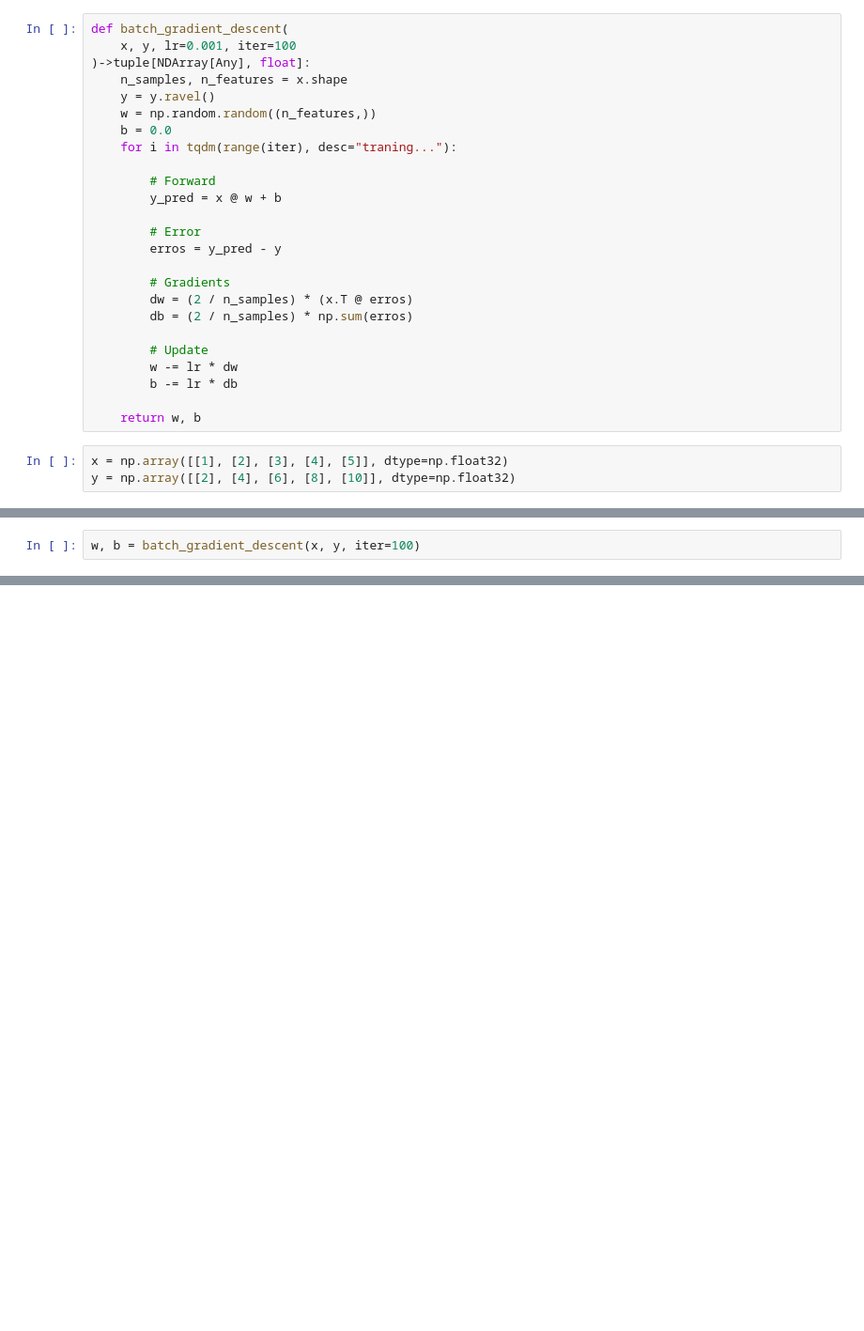
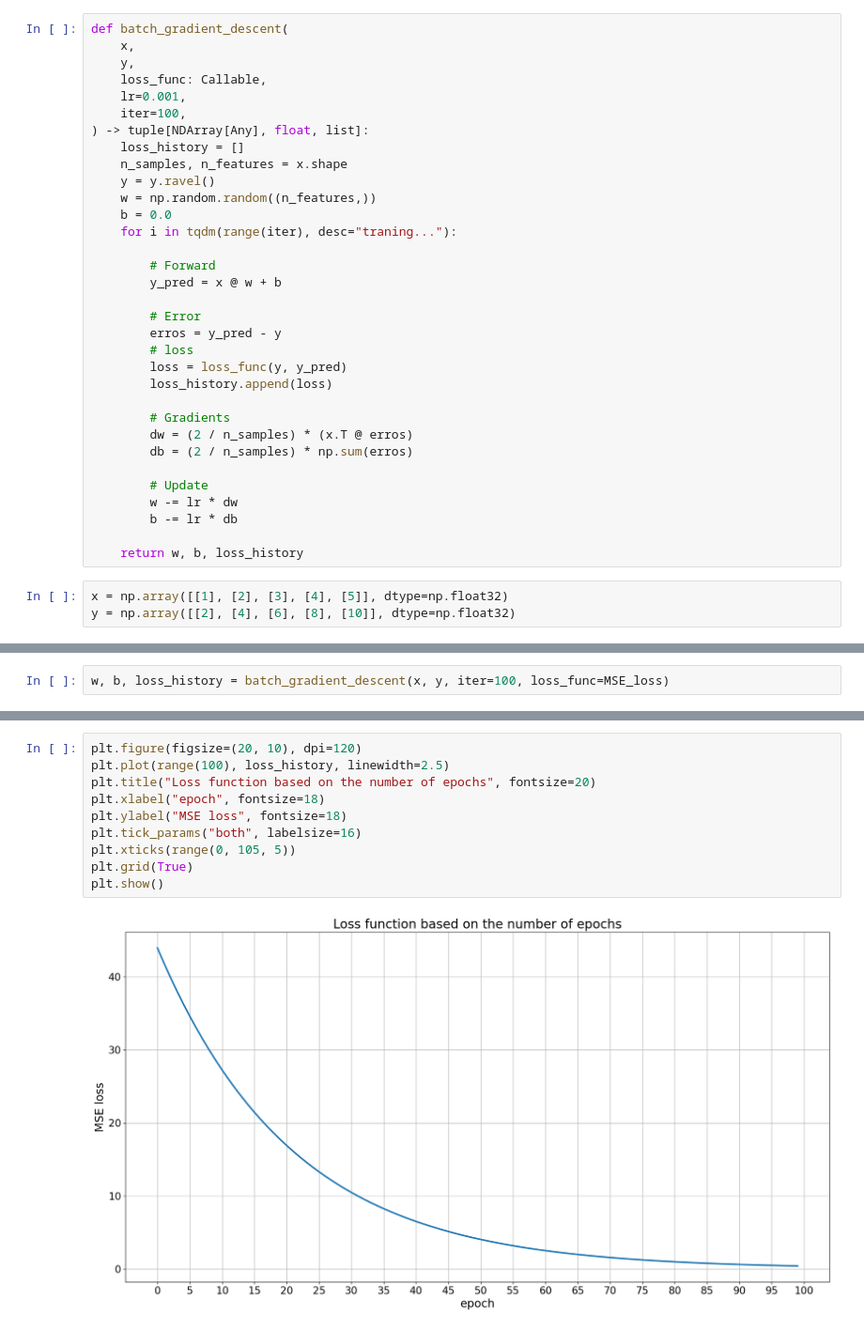
Before and after one commit to HosseinHeydari2004/Neural-Network-From-Scratch, a Jupyter notebook: main.ipynb, the cells around one changed output, grey strips where cells are left out. Shown at 94% size. Saved outputs shown, nothing was run; the diff lists cells and outputs as text; blank space fills up the shorter version.

```diff
--- a/main.ipynb
+++ b/main.ipynb
@@ -814,8 +815,13 @@ where:
 from tqdm import tqdm
 # %%
 def batch_gradient_descent(
-    x, y, lr=0.001, iter=100
-)->tuple[NDArray[Any], float]:
+    x,
+    y,
+    loss_func: Callable,
+    lr=0.001,
+    iter=100,
+) -> tuple[NDArray[Any], float, list]:
+    loss_history = []
     n_samples, n_features = x.shape
     y = y.ravel()
     w = np.random.random((n_features,))
@@ -827,6 +833,9 @@ def batch_gradient_descent(
 
         # Error
         erros = y_pred - y
+        # loss
+        loss = loss_func(y, y_pred)
+        loss_history.append(loss)
 
         # Gradients
         dw = (2 / n_samples) * (x.T @ erros)
@@ -836,7 +845,7 @@ def batch_gradient_descent(
         w -= lr * dw
         b -= lr * db
 
-    return w, b
+    return w, b, loss_history
 # %%
 x = np.array([[1], [2], [3], [4], [5]], dtype=np.float32)
 y = np.array([[2], [4], [6], [8], [10]], dtype=np.float32)
@@ -859,5 +860,5 @@ array([[ 2.],
 # %%
-w, b = batch_gradient_descent(x, y, iter=100)
+w, b, loss_history = batch_gradient_descent(x, y, iter=100, loss_func=MSE_loss)
 # %%
 print(
     f"w: {w}\nb: {b:.2f}"
@@ -871,0 +873,12 @@ array([16.53925069])
+# %%
+plt.figure(figsize=(20, 10), dpi=120)
+plt.plot(range(100), loss_history, linewidth=2.5)
+plt.title("Loss function based on the number of epochs", fontsize=20)
+plt.xlabel("epoch", fontsize=18)
+plt.ylabel("MSE loss", fontsize=18)
+plt.tick_params("both", labelsize=16)
+plt.xticks(range(0, 105, 5))
+plt.grid(True)
+plt.show()
+# %% [output]
+[figure, added]
```
Also changed, not shown: parts of 20 cells of this notebook.
